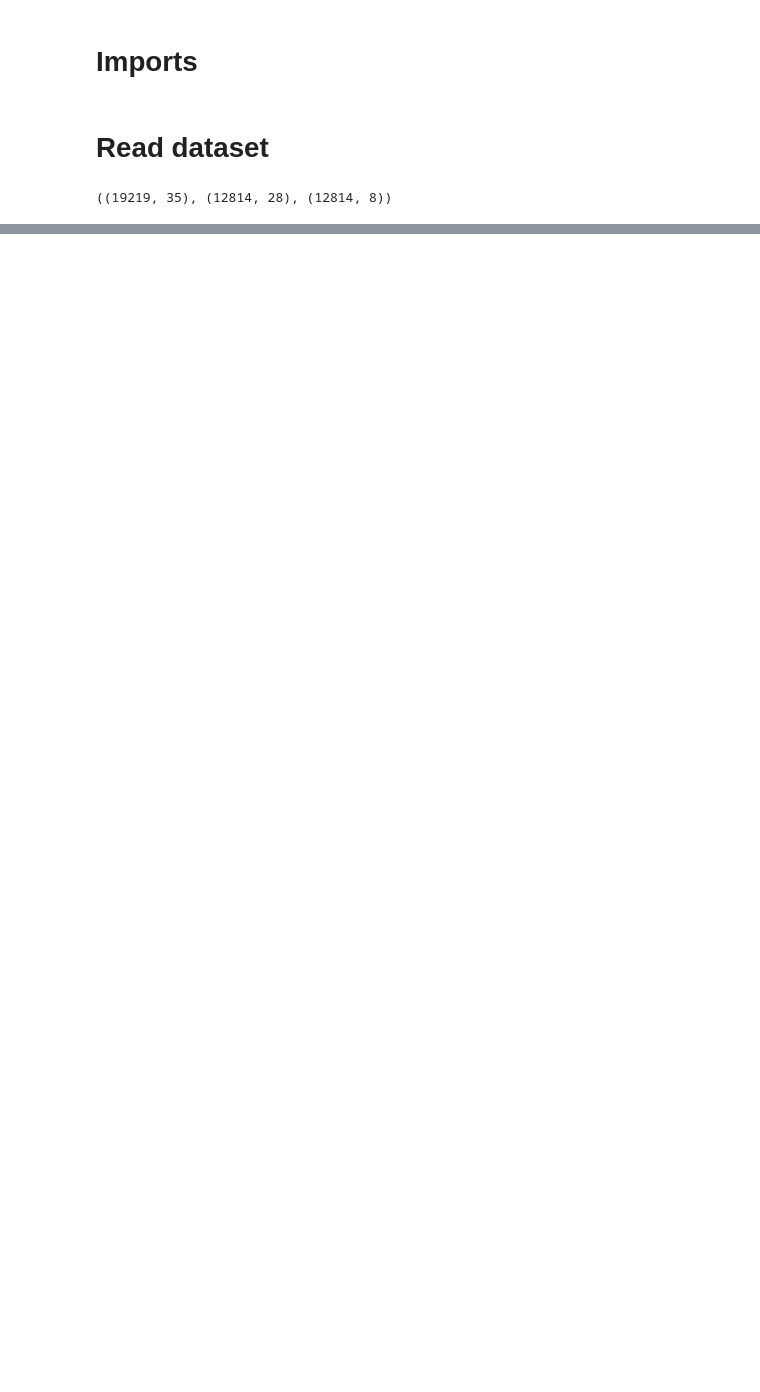
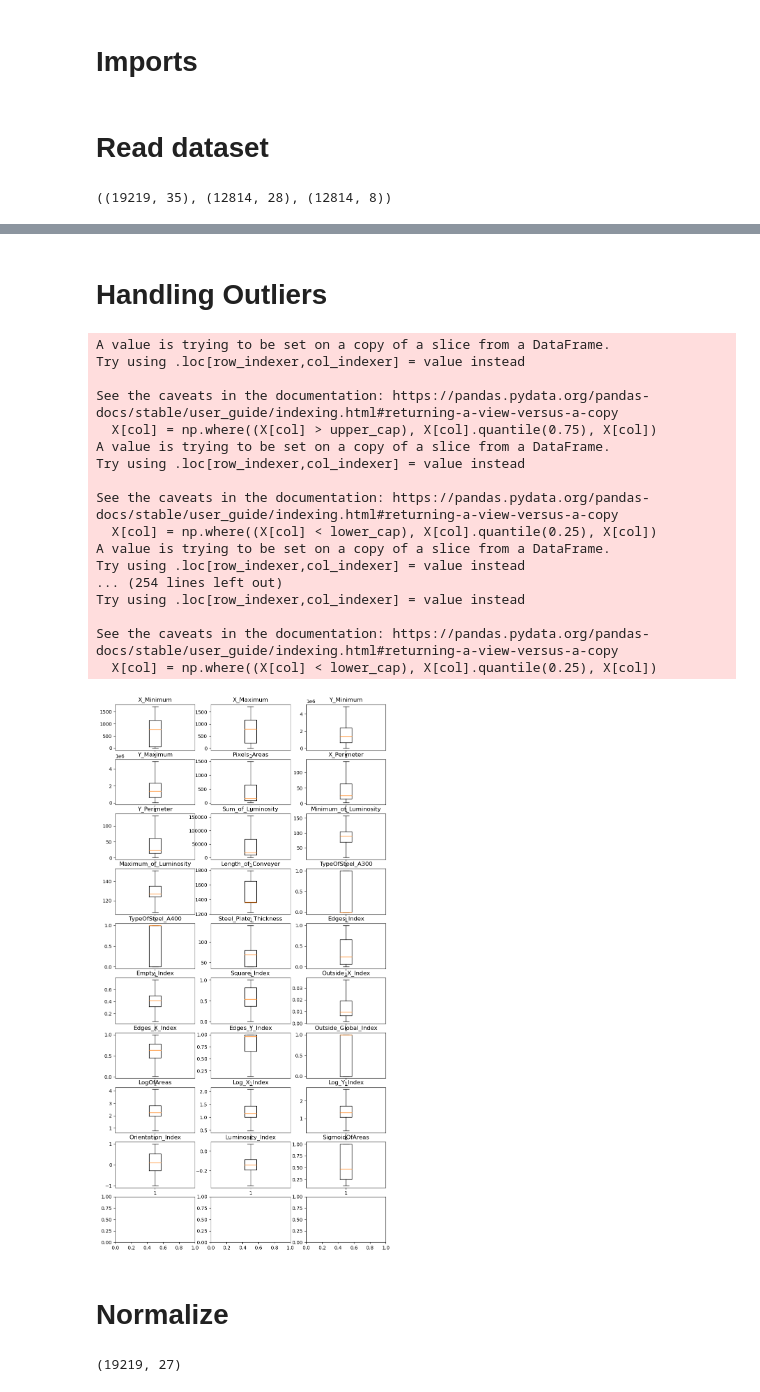
Before and after one commit to mohammadrezahosseini1999/PlayGround-Competition, a Jupyter notebook: Steel Plate Defect Prediction/steel-plate-dataset.ipynb, the cells around one changed output, grey strips where cells are left out. Drawn from its saved outputs; the diff is of its cells as text; code cells hidden in the pictures; blank space fills up the shorter version.

```diff
--- a/Steel Plate Defect Prediction/steel-plate-dataset.ipynb
+++ b/Steel Plate Defect Prediction/steel-plate-dataset.ipynb
@@ -38,0 +43,2 @@ train_set.shape, test_set.shape, sub_set.shape
+# %%
+train_set.drop('id', axis=1, inplace=True)
@@ -38,0 +98,11 @@ train_set.shape, test_set.shape, sub_set.shape
+# %%
+X = train_set[['X_Minimum', 'X_Maximum', 'Y_Minimum', 'Y_Maximum', 'Pixels_Areas',
+       'X_Perimeter', 'Y_Perimeter', 'Sum_of_Luminosity',
+       'Minimum_of_Luminosity', 'Maximum_of_Luminosity', 'Length_of_Conveyer',
+       'TypeOfSteel_A300', 'TypeOfSteel_A400', 'Steel_Plate_Thickness',
+       'Edges_Index', 'Empty_Index', 'Square_Index', 'Outside_X_Index',
+       'Edges_X_Index', 'Edges_Y_Index', 'Outside_Global_Index', 'LogOfAreas',
+       'Log_X_Index', 'Log_Y_Index', 'Orientation_Index', 'Luminosity_Index',
+       'SigmoidOfAreas']]
+y = train_set[['Pastry', 'Z_Scratch', 'K_Scatch', 'Stains',
+       'Dirtiness', 'Bumps', 'Other_Faults']]
@@ -38,0 +123,48 @@ train_set.shape, test_set.shape, sub_set.shape
+# %% [markdown]
+# Handling Outliers
+# %%
+for col in X.columns:
+    if X[col].dtypes != 'object':
+        Q1 = X[col].quantile(0.25)
+        Q3 = X[col].quantile(0.75)
+        IQR = Q3 - Q1
+        upper_cap = Q3 + 1.5*IQR
+        lower_cap = Q1 - 1.5*IQR
+
+        flags = (X[col] > upper_cap) | (X[col] < lower_cap)
+        X[col] = np.where((X[col] > upper_cap), X[col].quantile(0.75), X[col])
+        X[col] = np.where((X[col] < lower_cap), X[col].quantile(0.25), X[col])
+
+fig, axes = plt.subplots(10, 3, figsize=(10, 20))
+axes_flat = axes.flatten()
+for i, col in enumerate(X.columns):
+    ax = axes_flat[i]
+    ax.boxplot(X[col])
+    ax.set_title(col)
+# %% [output]
+A value is trying to be set on a copy of a slice from a DataFrame.
+Try using .loc[row_indexer,col_indexer] = value instead
+
+See the caveats in the documentation: https://pandas.pydata.org/pandas-docs/stable/user_guide/indexing.html#returning-a-view-versus-a-copy
+  X[col] = np.where((X[col] > upper_cap), X[col].quantile(0.75), X[col])
+A value is trying to be set on a copy of a slice from a DataFrame.
+Try using .loc[row_indexer,col_indexer] = value instead
+
+See the caveats in the documentation: https://pandas.pydata.org/pandas-docs/stable/user_guide/indexing.html#returning-a-view-versus-a-copy
+  X[col] = np.where((X[col] < lower_cap), X[col].quantile(0.25), X[col])
+A value is trying to be set on a copy of a slice from a DataFrame.
+Try using .loc[row_indexer,col_indexer] = value instead
+... (254 lines left out)
+Try using .loc[row_indexer,col_indexer] = value instead
+
+See the caveats in the documentation: https://pandas.pydata.org/pandas-docs/stable/user_guide/indexing.html#returning-a-view-versus-a-copy
+  X[col] = np.where((X[col] < lower_cap), X[col].quantile(0.25), X[col])
+[figure, added]
+# %% [markdown]
+# Normalize
+# %%
+norm = StandardScaler()
+X = norm.fit_transform(X)
+X.shape
+# %% [output]
+(19219, 27)
```
Also changed, not shown: parts of 12 cells of this notebook.
